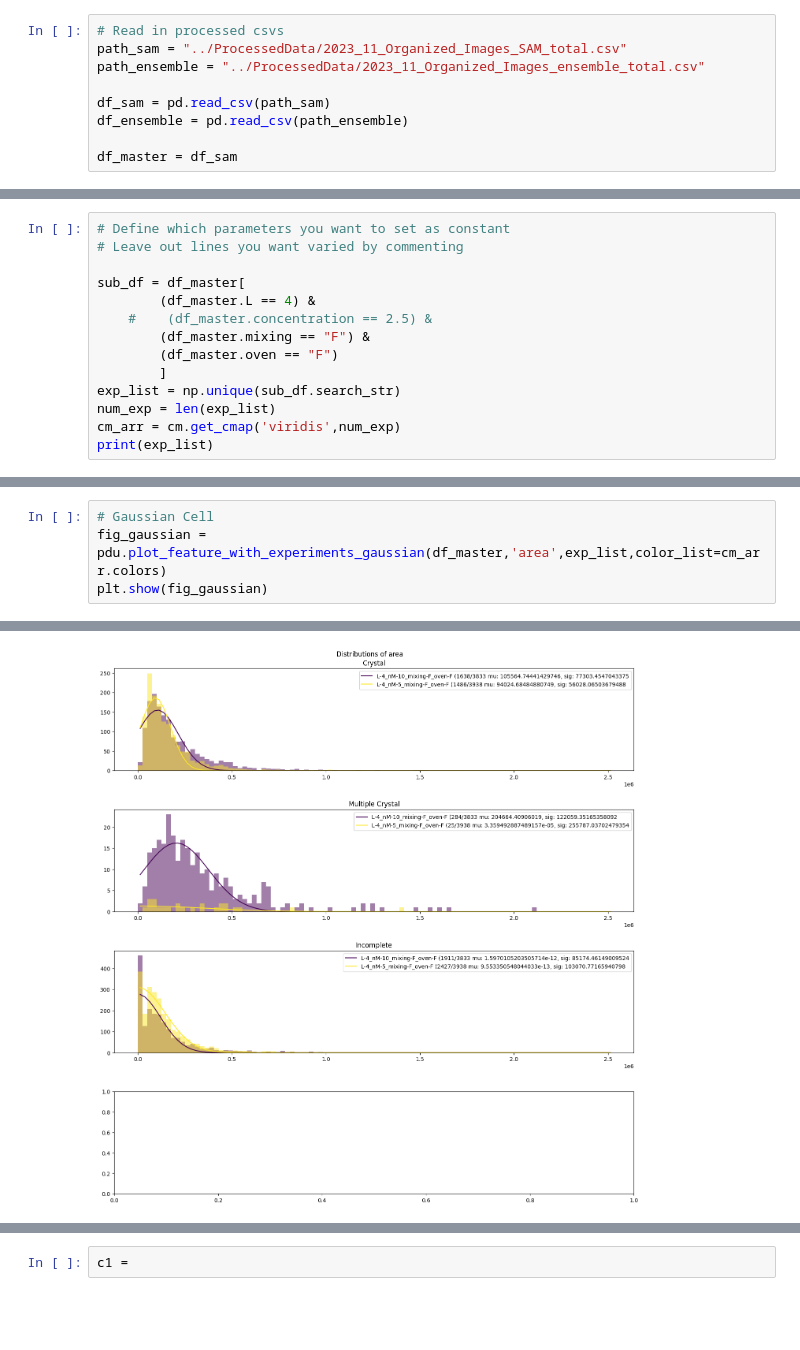
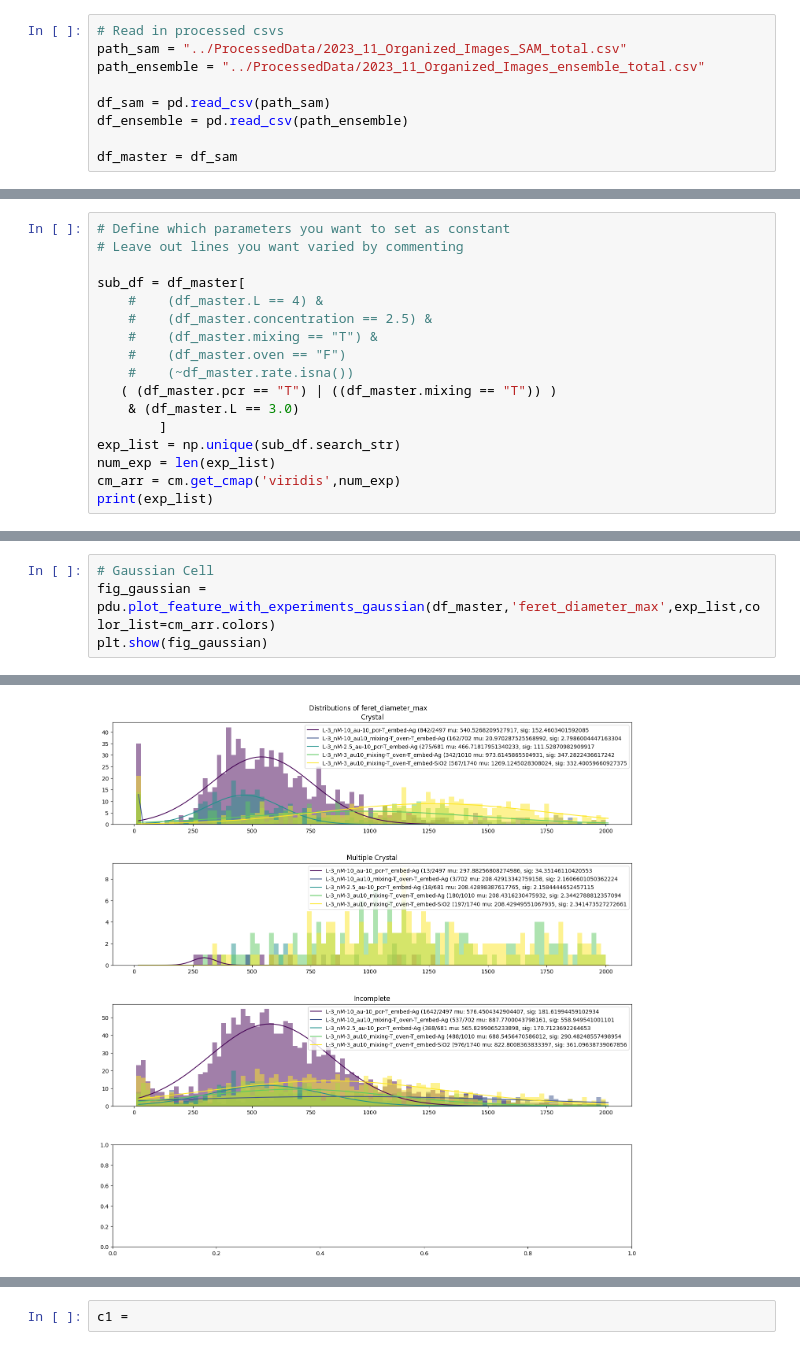
Before and after one commit to jepietryga/colloidalcrystal_ml, a Jupyter notebook: Workbooks/2023_process_data.ipynb, the cells around one changed output, grey strips where cells are left out. Saved outputs shown, nothing was run; the diff lists cells and outputs as text; blank space fills up the shorter version.

```diff
--- a/Workbooks/2023_process_data.ipynb
+++ b/Workbooks/2023_process_data.ipynb
@@ -31,10 +42,13 @@ df_master = df_sam
 # Leave out lines you want varied by commenting
 
 sub_df = df_master[
-        (df_master.L == 4) &
+    #    (df_master.L == 4) &
     #    (df_master.concentration == 2.5) &
-        (df_master.mixing == "F") &
-        (df_master.oven == "F")
+    #    (df_master.mixing == "T") &
+    #    (df_master.oven == "F")
+    #    (~df_master.rate.isna())
+   ( (df_master.pcr == "T") | ((df_master.mixing == "T")) )
+    & (df_master.L == 3.0)
         ]
 exp_list = np.unique(sub_df.search_str)
 num_exp = len(exp_list)
@@ -45,6 +75,6 @@ print(exp_list)
 # %%
 # Gaussian Cell
-fig_gaussian = pdu.plot_feature_with_experiments_gaussian(df_master,'area',exp_list,color_list=cm_arr.colors)
+fig_gaussian = pdu.plot_feature_with_experiments_gaussian(df_master,'feret_diameter_max',exp_list,color_list=cm_arr.colors)
 plt.show(fig_gaussian)
 # %% [output]
 Crystal
@@ -62,3 +97,3 @@ Incomplete
-[figure, old version]
+[figure, new version]
 # %%
 # Schulz Cell
```
Also changed, not shown: parts of 6 cells of this notebook, 11 other files.
